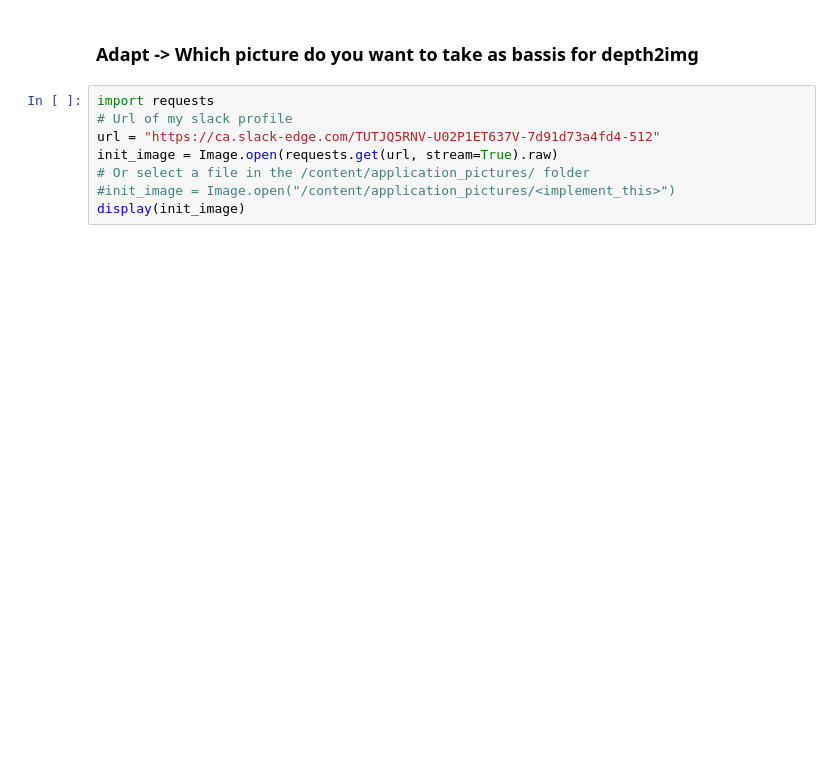
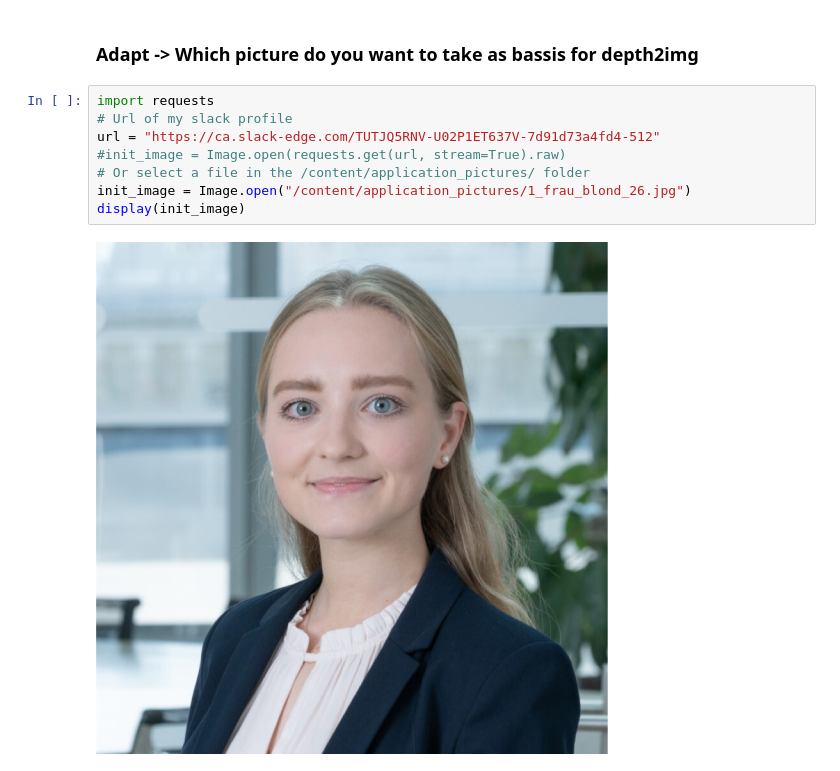
Before and after one commit to Jan-Oliver/profaile-pic-dev, a Jupyter notebook: Inference_Depth2Img.ipynb, the cells around one changed output. Saved outputs shown, nothing was run; the diff lists cells and outputs as text; blank space fills up the shorter version.

```diff
--- a/Inference_Depth2Img.ipynb
+++ b/Inference_Depth2Img.ipynb
@@ -139,8 +138,10 @@ def run_and_log_pipeline(pipe, strength, init_image, prompt, nprompt, guid_scale
 # %%
 import requests
 # Url of my slack profile
 url = "https://ca.slack-edge.com/TUTJQ5RNV-U02P1ET637V-7d91d73a4fd4-512"
-init_image = Image.open(requests.get(url, stream=True).raw)
+#init_image = Image.open(requests.get(url, stream=True).raw)
 # Or select a file in the /content/application_pictures/ folder
-#init_image = Image.open("/content/application_pictures/<implement_this>")
+init_image = Image.open("/content/application_pictures/1_frau_blond_26.jpg")
 display(init_image)
+# %% [output]
+[figure, added]
```
Also changed, not shown: parts of 13 cells of this notebook, 1 other file.
